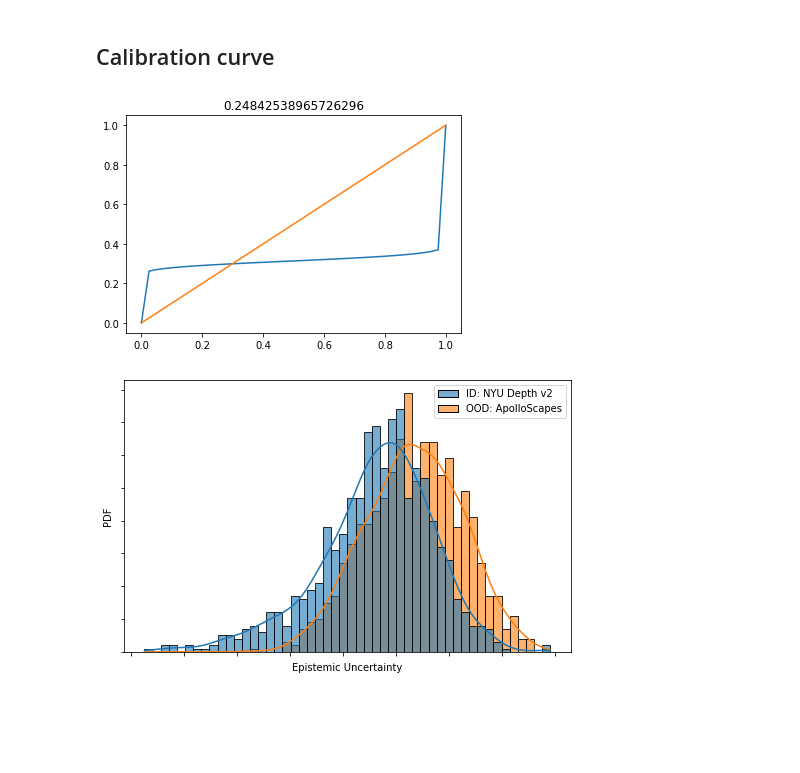
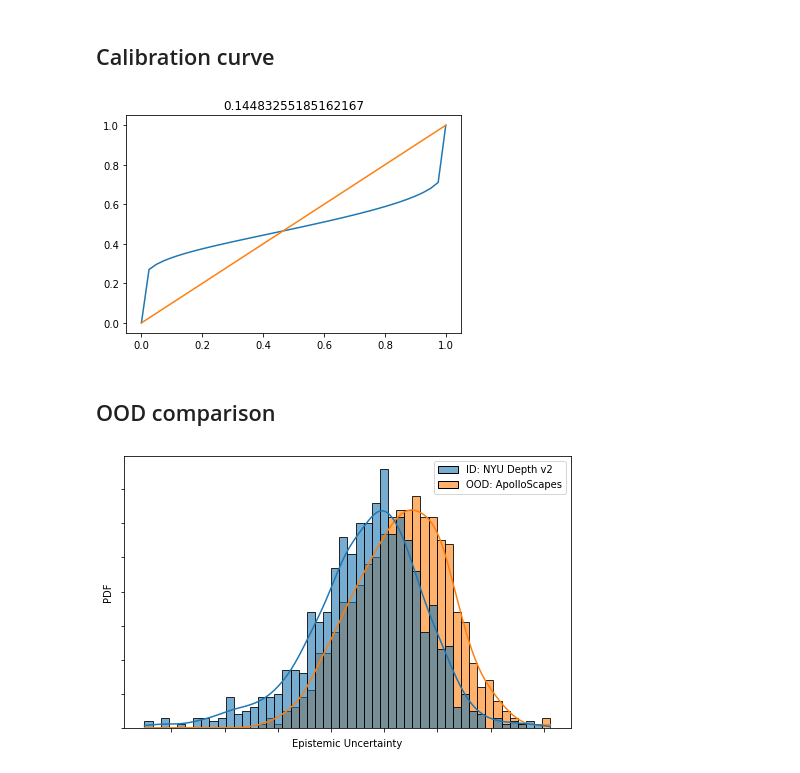
Before and after one commit to Samir-atra/capsa, a Jupyter notebook: experiments/notebooks/vae_wrapper.ipynb, the cells around one changed output. Saved outputs shown, nothing was run; the diff lists cells and outputs as text; code cells hidden in the pictures; blank space fills up the shorter version.

Commit message:
fix calibration plots for vae

```diff
--- a/experiments/notebooks/vae_wrapper.ipynb
+++ b/experiments/notebooks/vae_wrapper.ipynb
@@ -80,64 +80,55 @@ visualize_vae_depth_map(trained_model, ds_ood, vis_path, f'trained_ood', is_show
 # gen_calibration_plot(trained_model, ds_test)
 # %%
 import numpy as np
-import tensorflow as tf
 from scipy import stats
 import matplotlib.pyplot as plt
 
 mu_ = []
 std_ = []
 y_test_ = []
 
-# x_test_batch, y_test_batch = iter(ds).get_next()
 for (x_test_batch, y_test_batch) in ds_test:
-    # todo-med: better use model.predict, it's more optimized
-    # y_hat, z_mean, z_log_var
     y_hats = []
-
     for i in range(5):
-        # need training Ture for sampling
+        # todo-med: better use model.predict, it's more optimized
+        # need training True for sampling
         y_hat, _ = trained_model(x_test_batch, training=True)
         y_hats.append(y_hat)
     y_hats = np.stack(y_hats, 0)
     mu_batch = tf.reduce_mean(y_hats, 0)
     std_batch = tf.math.reduce_std(y_hats, 0)
 
     mu_.append(mu_batch)
     std_.append(std_batch)
-    y_test_.append(y_test_batch)
+    y_test_.append(x_test_batch) # todo-high: for VAE and AE only
 
-mu = np.concatenate(mu_) #(3029, 128, 160, 1)
-std = np.concatenate(std_) #(3029, 128, 160, 1)
-y_test = np.concatenate(y_test_) #(3029, 128, 160, 1)
 
-# if isinstance(trained_model, (MVEWrapper, VAE)):
-#     std = np.sqrt(std)
+mu = np.concatenate(mu_) #(3029, 128, 160, 3)
+std = np.concatenate(std_) #(3029, 128, 160, 3)
+y_test = np.concatenate(y_test_) #(3029, 128, 160, 3)
 
 vals = []
 percentiles = np.arange(41)/40
 for percentile in percentiles:
     # returns the value at the n% percentile e.g., stats.norm.ppf(0.5, 0, 1) == 0.0
     # in other words, if have a normal distrib. with mean 0 and std 1, 50% of data falls below and 50% falls above 0.0.
-    ppf_for_this_percentile = stats.norm.ppf(percentile, mu, std) # (3029, 128, 160, 1)
-    vals.append((y_test <= ppf_for_this_percentile).mean()) # (3029, 128, 160, 1) -> scalar
+    ppf_for_this_percentile = stats.norm.ppf(percentile, mu, std) # (3029, 128, 160, 3)
+    vals.append((y_test <= ppf_for_this_percentile).mean()) # (3029, 128, 160, 3) -> scalar
 
 plt.plot(percentiles, vals)
 plt.plot(percentiles, percentiles)
 plt.title(str(np.mean(abs(percentiles - vals))))
 plt.show()
 # %% [output]
-[figure, old version]
+[figure, new version]
+# %% [markdown]
+## OOD comparison
 # %%
 import os
 import glob
 import h5py
 import seaborn as sns
 import pandas as pd
-import numpy as np
-import matplotlib.pyplot as plt
-
-import tensorflow as tf
-from tensorflow import keras
 
 def gen_ood_comparison(ds_test, ds_ood, model):
     def _itter_and_cat(ds, model):
@@ -186,4 +177,4 @@ def gen_ood_comparison(ds_test, ds_ood, model):
 
 gen_ood_comparison(ds_test, ds_ood, trained_model)
 # %% [output]
-[figure, old version]
+[figure, new version]
```
Also changed, not shown: parts of 2 cells of this notebook.
